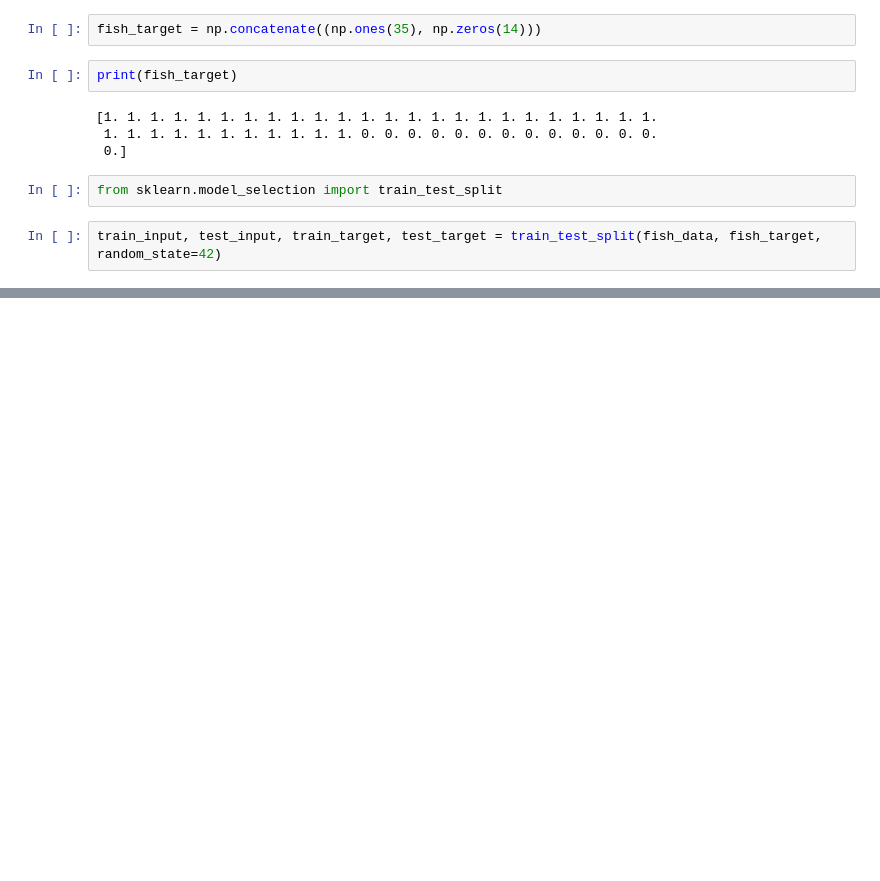
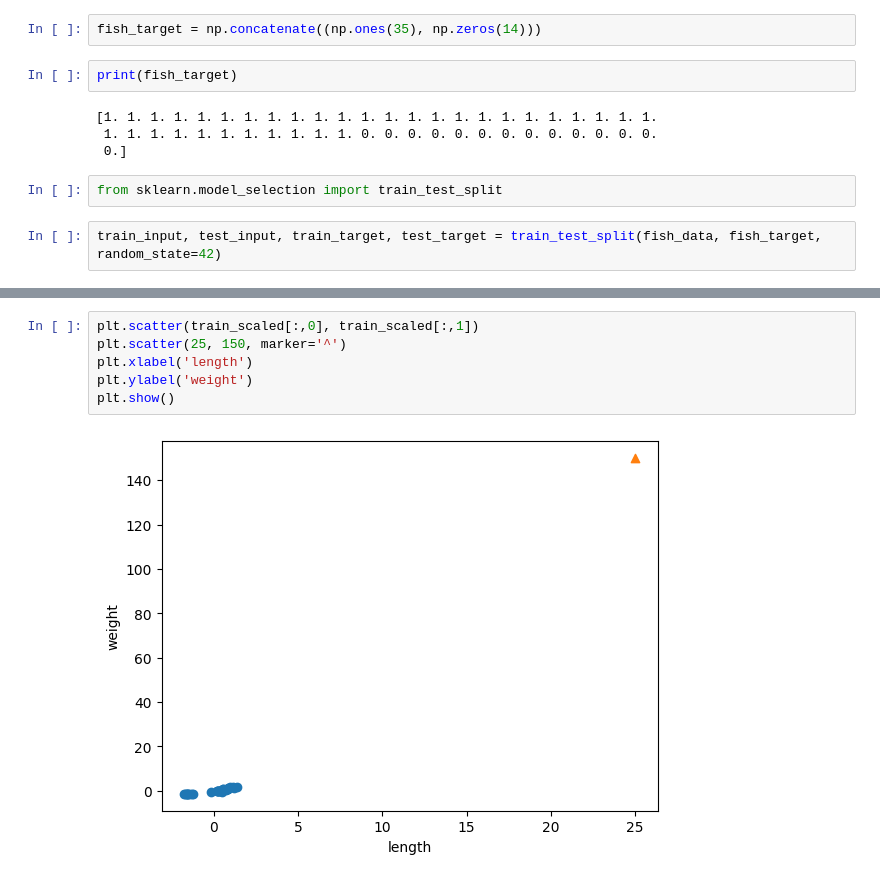
Before and after one commit to jh868/ML, a Jupyter notebook: 02-2.ipynb, the cells around one changed output, grey strips where cells are left out. Drawn from its saved outputs; the diff is of its cells as text; blank space fills up the shorter version.

```diff
--- a/02-2.ipynb
+++ b/02-2.ipynb
@@ -51,0 +152,8 @@ train_input, test_input, train_target, test_target = train_test_split(fish_data,
+# %%
+plt.scatter(train_scaled[:,0], train_scaled[:,1])
+plt.scatter(25, 150, marker='^')
+plt.xlabel('length')
+plt.ylabel('weight')
+plt.show()
+# %% [output]
+[figure, added]
```
Also changed, not shown: parts of 31 cells of this notebook, 2 other files.
